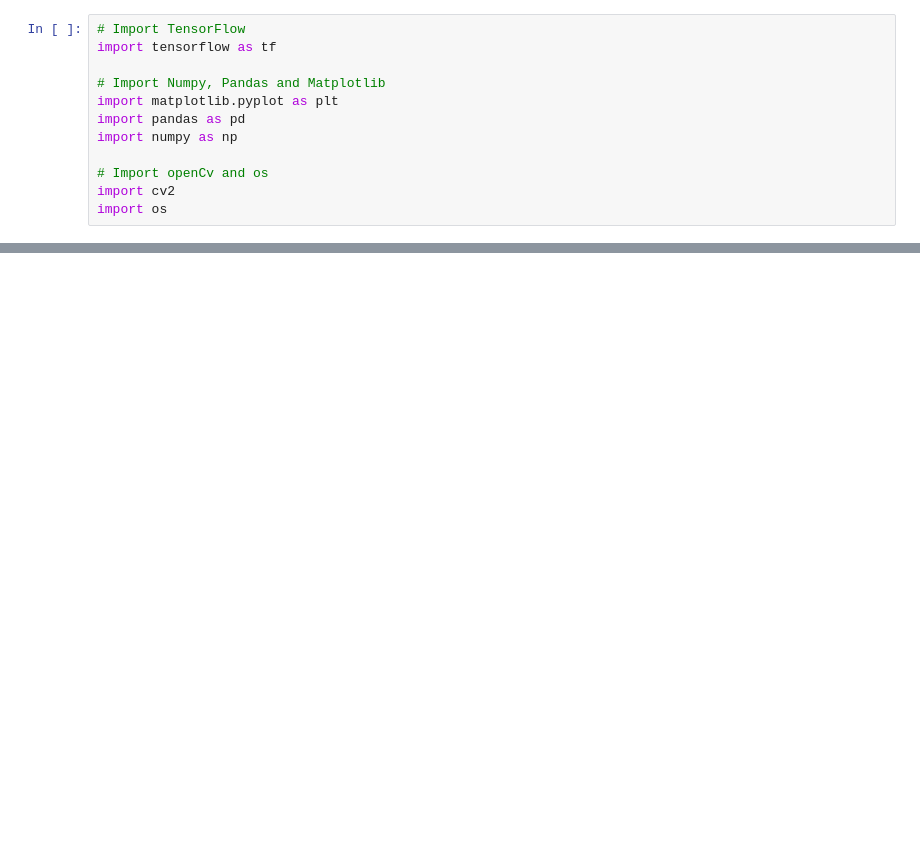
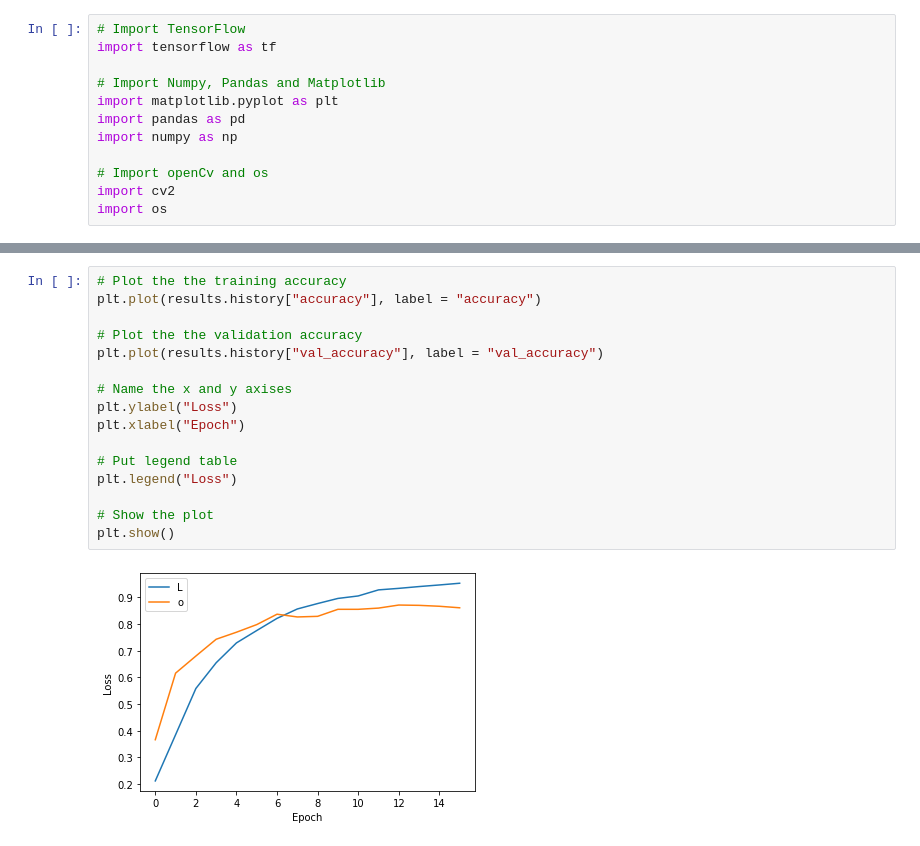
Before and after one commit to YusufOzaslan/Urban-Sounds-Classification, a Jupyter notebook: Project.ipynb, the cells around one changed output, grey strips where cells are left out. Drawn from its saved outputs; the diff is of its cells as text; blank space fills up the shorter version.

```diff
--- a/Project.ipynb
+++ b/Project.ipynb
@@ -30,0 +141,18 @@ for category in categories:
+# %%
+# Plot the the training accuracy
+plt.plot(results.history["accuracy"], label = "accuracy")
+
+# Plot the the validation accuracy
+plt.plot(results.history["val_accuracy"], label = "val_accuracy")
+
+# Name the x and y axises
+plt.ylabel("Loss")
+plt.xlabel("Epoch")
+
+# Put legend table
+plt.legend("Loss")
+
+# Show the plot
+plt.show()
+# %% [output]
+[figure, added]
```
Also changed, not shown: parts of 17 cells of this notebook.
